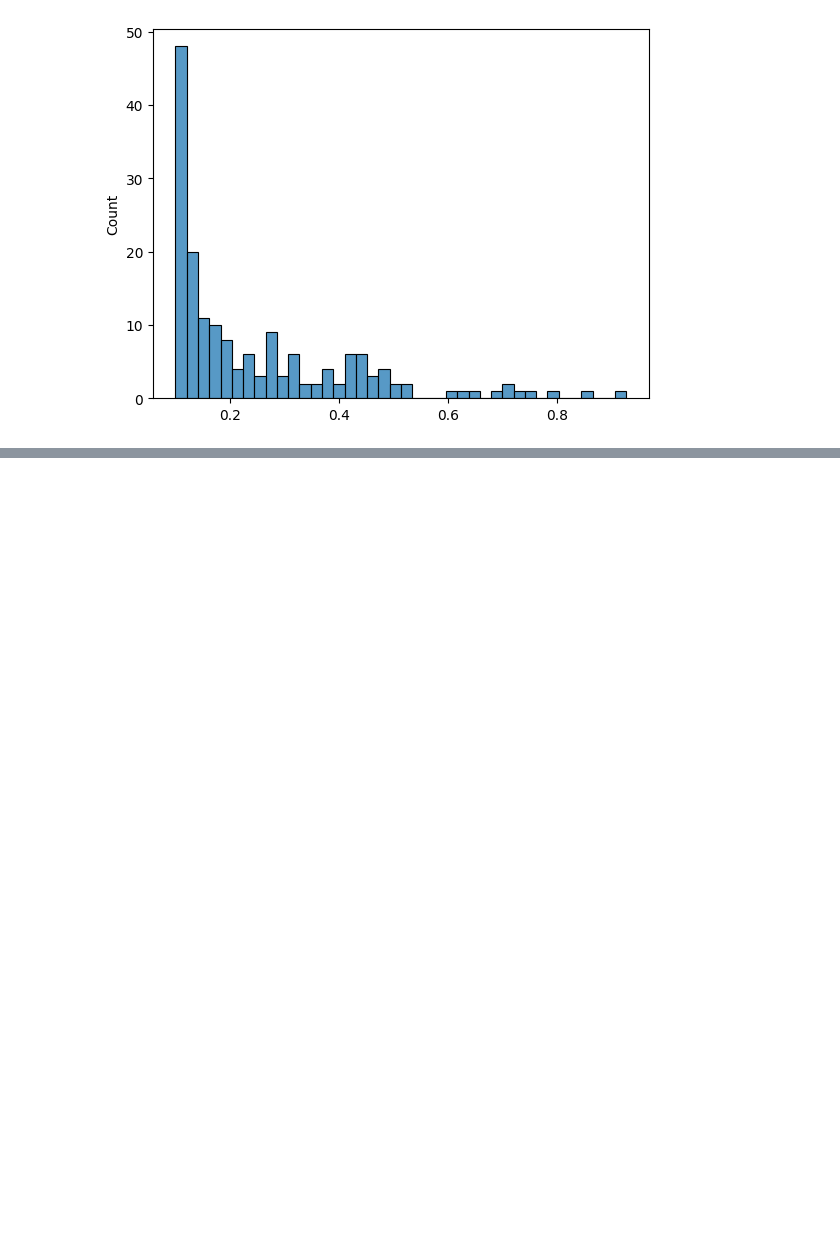
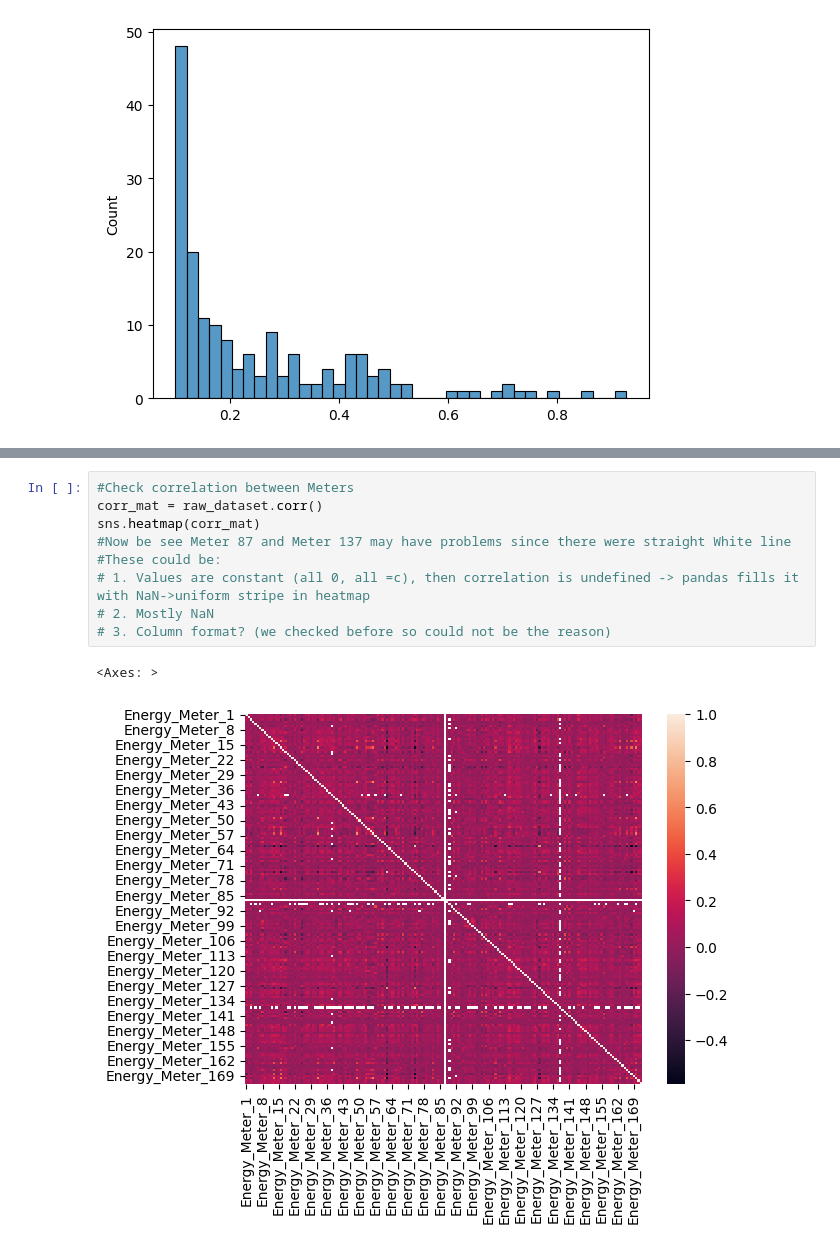
Before and after one commit to larrydinh/DataAnalysis_EnergyConsumption, a Jupyter notebook: energyconsumption.ipynb, the cells around one changed output, grey strips where cells are left out. Cells and saved outputs as stored; diff of their text form; blank space fills up the shorter version.

```diff
--- a/energyconsumption.ipynb
+++ b/energyconsumption.ipynb
@@ -127,0 +188,12 @@ sns.histplot(perc_na,bins=40)
+# %%
+#Check correlation between Meters
+corr_mat = raw_dataset.corr()
+sns.heatmap(corr_mat)
+#Now be see Meter 87 and Meter 137 may have problems since there were straight White line
+#These could be:
+# 1. Values are constant (all 0, all =c), then correlation is undefined -> pandas fills it with NaN->uniform stripe in heatmap
+# 2. Mostly NaN
+# 3. Column format? (we checked before so could not be the reason)
+# %% [output]
+<Axes: >
+[figure, added]
```
Also changed, not shown: parts of 11 cells of this notebook.
